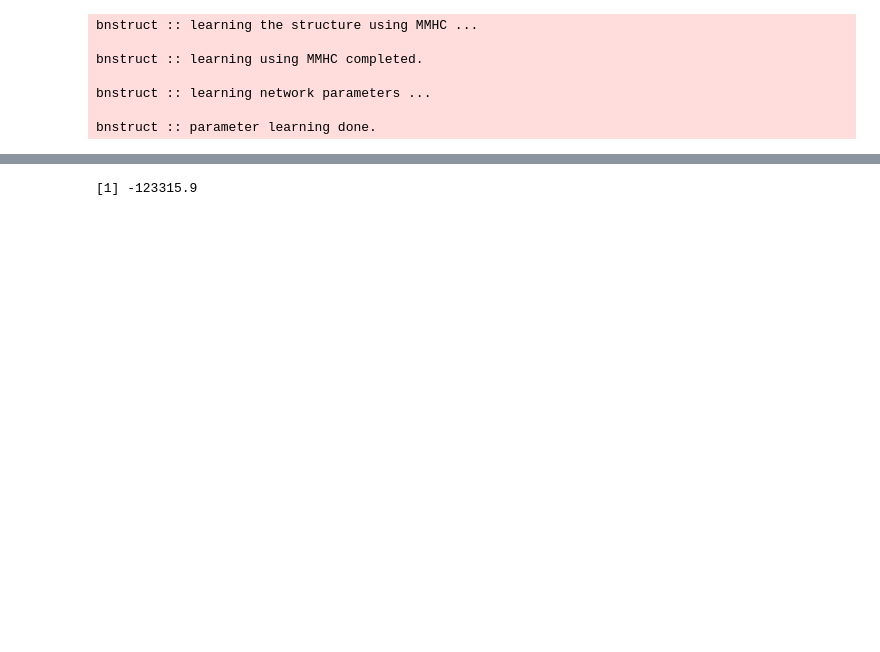
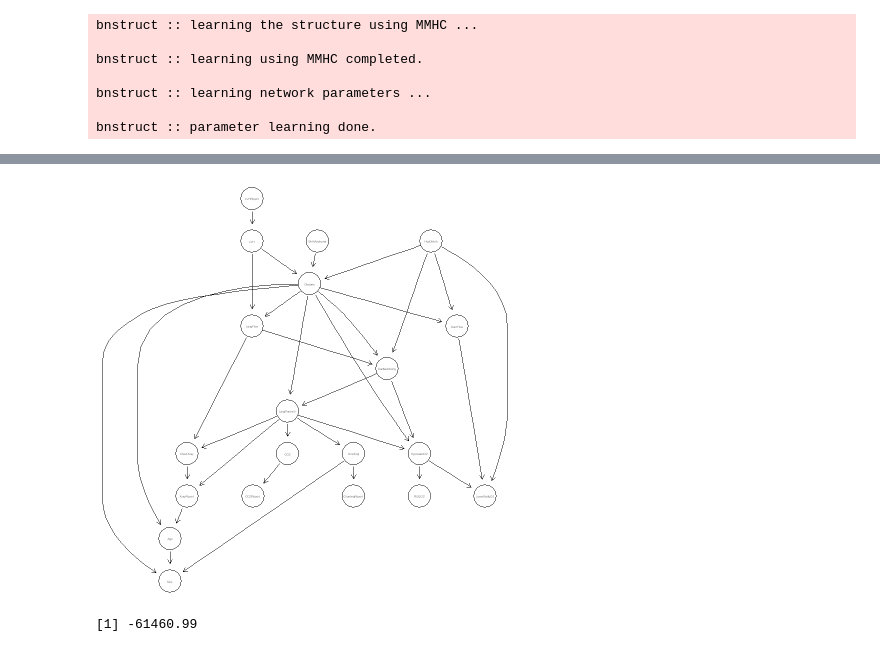
Before and after one commit to GiovanniZago/Bayesian-Networks, a Jupyter notebook: bnstruct child analysis_and_comparison.ipynb, the cells around one changed output, grey strips where cells are left out. Drawn from its saved outputs; the diff is of its cells as text; code cells hidden in the pictures; blank space fills up the shorter version.

```diff
--- a/bnstruct child analysis_and_comparison.ipynb
+++ b/bnstruct child analysis_and_comparison.ipynb
@@ -60,3 +47,6 @@ plot(net)
 # %%
-net_bnl = empty.graph(names(child.modified))
+net_bnl = empty.graph(dataset@variables)
 amat(net_bnl) = dag(net)
+graphviz.plot(net_bnl)
+# %% [output]
+[figure, added]
@@ -69,4 +53,4 @@ for (i in 1:length(names(child.modified))) {
 # %%
-score(net_bnl, data = child.modified, type = 'bic') # using DF is the same
+score(net_bnl, data = DF, type = 'bic') # using DF is the same
 # %% [output]
-[1] -123315.9
+[1] -61460.99
```
Also changed, not shown: parts of 8 cells of this notebook, 8 other files.
